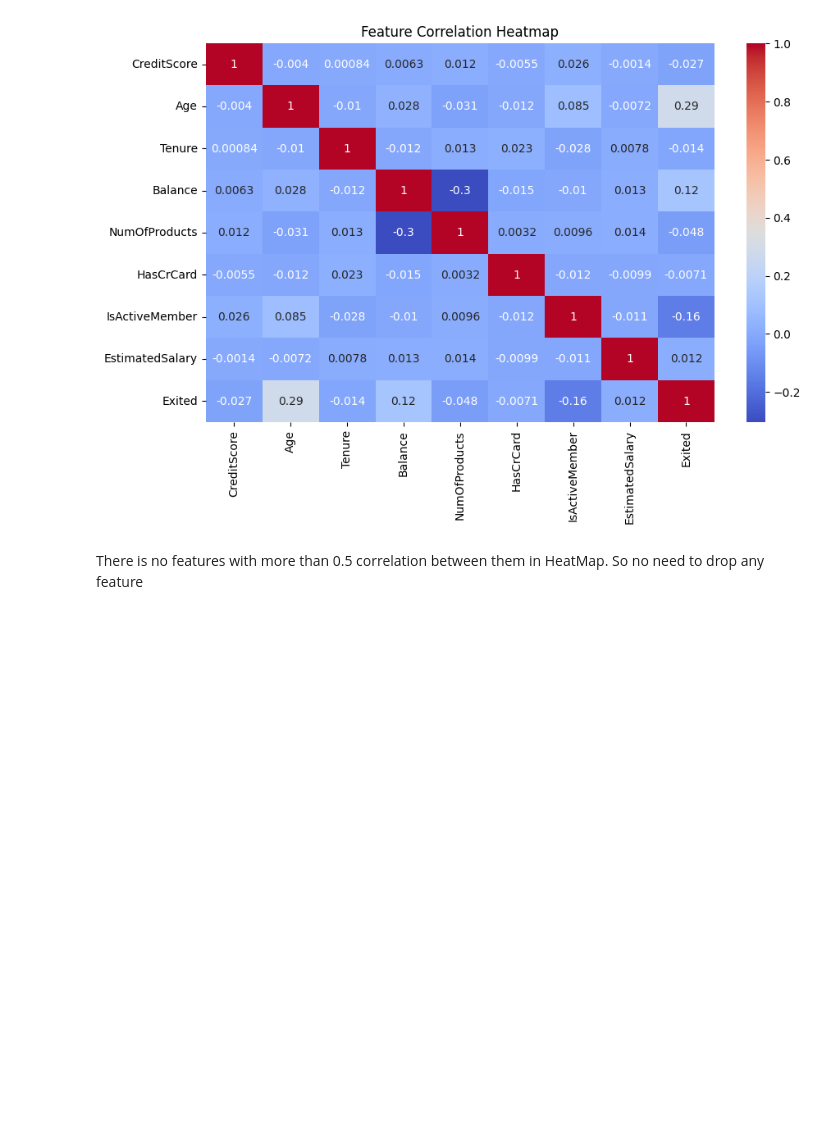
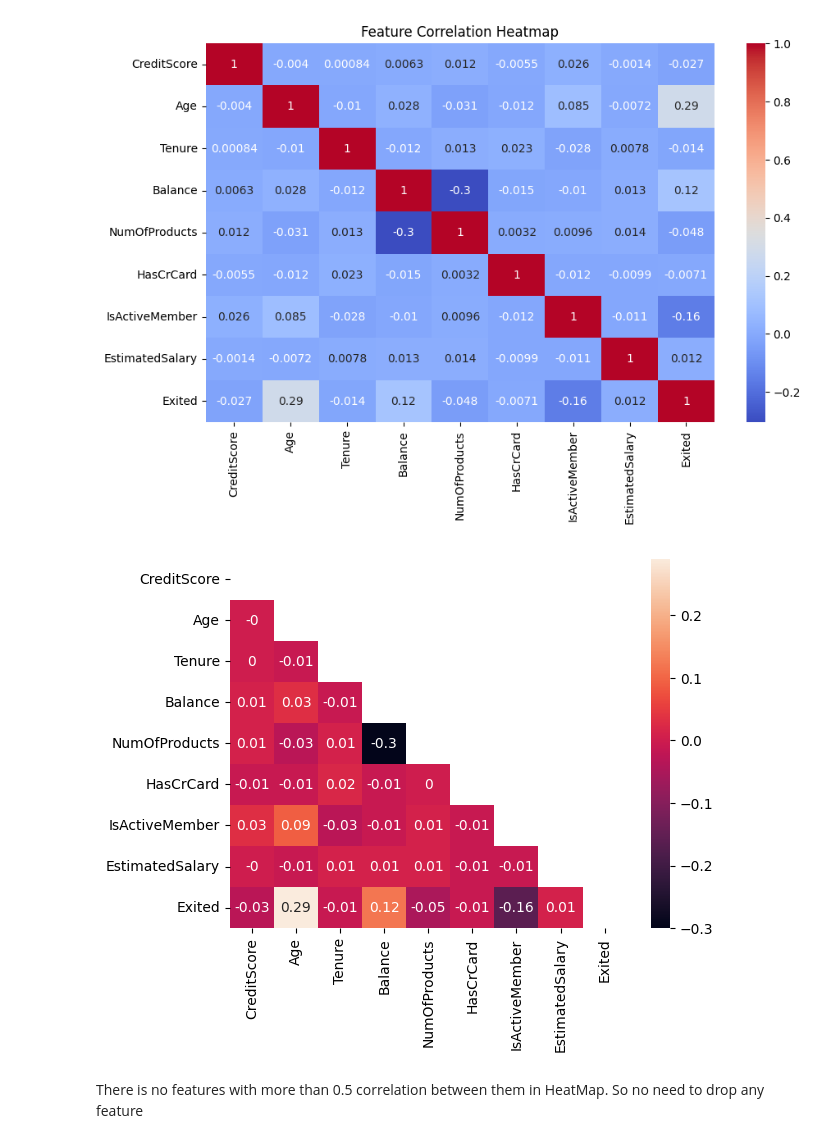
Before and after one commit to Alexander789400/Churn_modelling_Prediction_Project, a Jupyter notebook: Churn_Model.ipynb, the cells around one changed output. Cells and saved outputs as stored; diff of their text form; code cells hidden in the pictures; blank space fills up the shorter version.

```diff
--- a/Churn_Model.ipynb
+++ b/Churn_Model.ipynb
@@ -222,6 +222,12 @@ plt.title('Feature Correlation Heatmap')
 plt.show()
 # %% [output]
 [figure]
+# %%
+matrix = np.triu(numeric_df.corr())
+sns.heatmap(numeric_df.corr().round(2), mask=matrix, annot=True)
+plt.show()
+# %% [output]
+[figure, added]
 # %% [markdown]
 There is no features with more than 0.5 correlation between them in HeatMap. So no need to drop any feature
 # %% [markdown]
```
Also changed, not shown: parts of 14 cells of this notebook.
